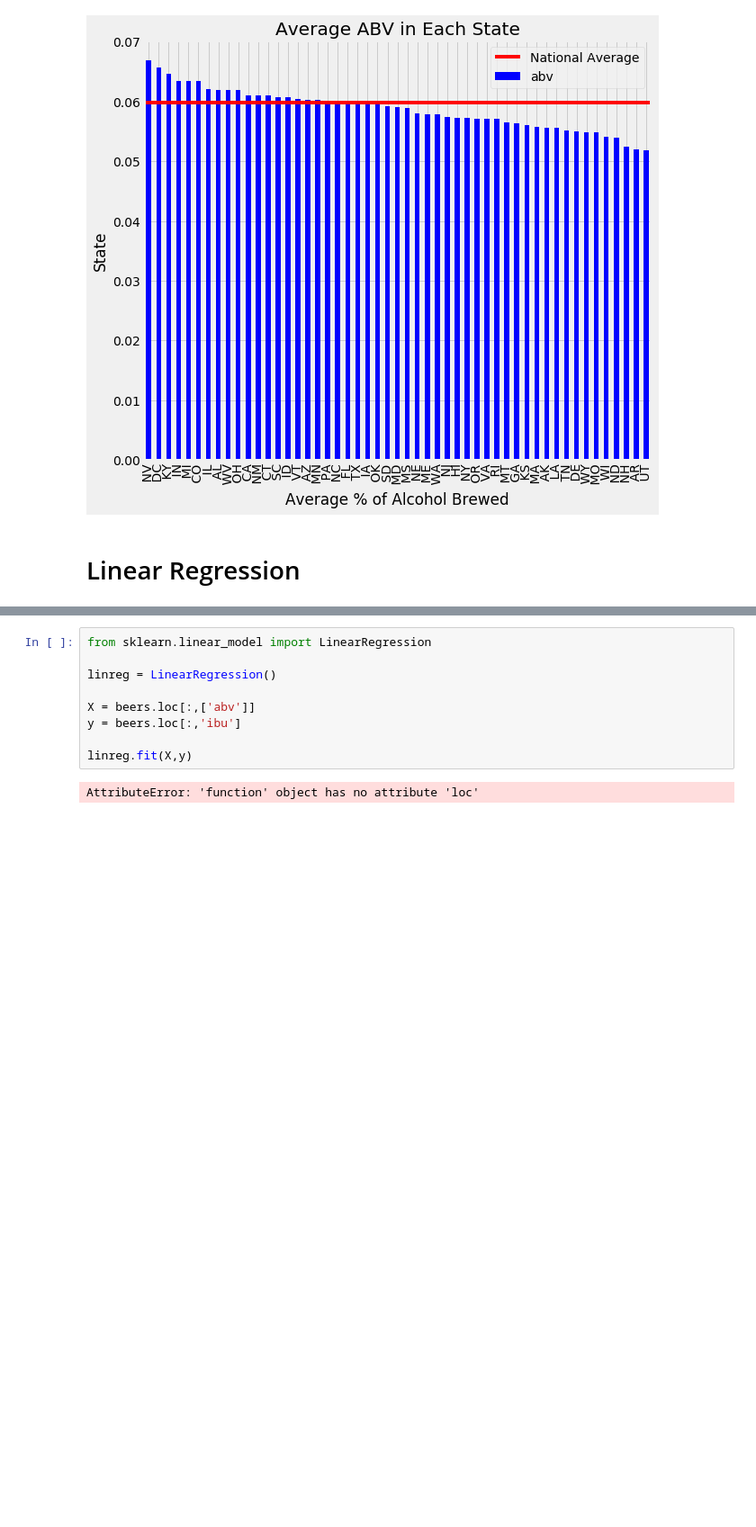
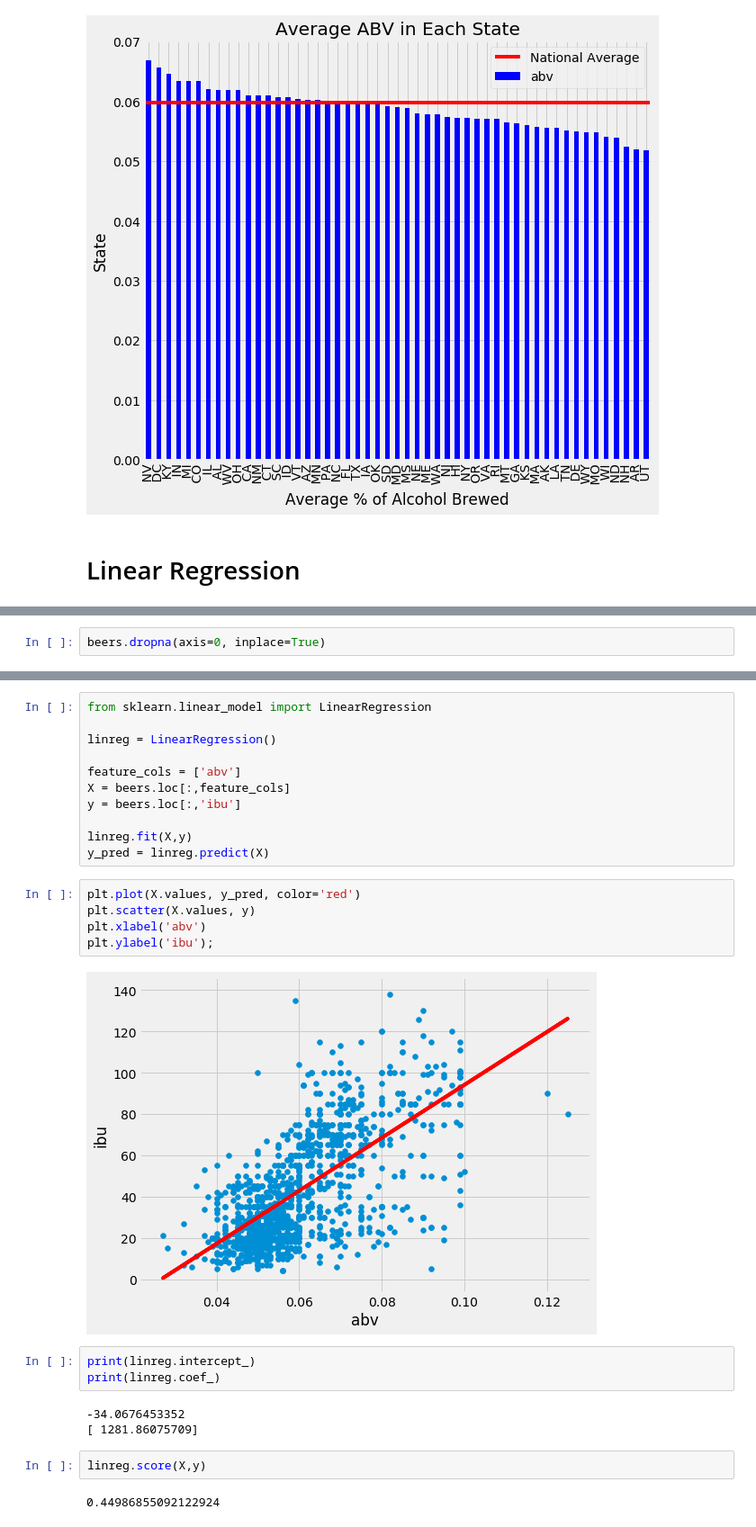
Before and after one commit to KingKar1/final_project_Karl_Prasher, a Jupyter notebook: beer.ipynb, the cells around one changed output, grey strips where cells are left out. Shown at 90% size. Saved outputs shown, nothing was run; the diff lists cells and outputs as text; blank space fills up the shorter version.

```diff
--- a/beer.ipynb
+++ b/beer.ipynb
@@ -192,3 +192,5 @@ beers.head()
 | 2 | 0.071 | NaN | 2264 | Rise of the Phoenix | American IPA | 177 | 12.0 | 18th Street Brewery | Gary | IN |
 | 3 | 0.090 | NaN | 2263 | Sinister | American Double / Imperial IPA | 177 | 12.0 | 18th Street Brewery | Gary | IN |
 | 4 | 0.075 | NaN | 2262 | Sex and Candy | American IPA | 177 | 12.0 | 18th Street Brewery | Gary | IN |
+# %%
+beers.dropna(axis=0, inplace=True)
@@ -197,9 +213,26 @@ from sklearn.linear_model import LinearRegression
 
 linreg = LinearRegression()
 
-X = beers.loc[:,['abv']]
+feature_cols = ['abv']
+X = beers.loc[:,feature_cols]
 y = beers.loc[:,'ibu']
 
 linreg.fit(X,y)
+y_pred = linreg.predict(X)
-# %% [output]
-AttributeError: 'function' object has no attribute 'loc'
+# %%
+plt.plot(X.values, y_pred, color='red')
+plt.scatter(X.values, y)
+plt.xlabel('abv')
+plt.ylabel('ibu');
+# %% [output]
+[figure, added]
+# %%
+print(linreg.intercept_)
+print(linreg.coef_)
+# %% [output]
+-34.0676453352
+[ 1281.86075709]
+# %%
+linreg.score(X,y)
+# %% [output]
+0.44986855092122924
```
Also changed, not shown: parts of 5 cells of this notebook.
